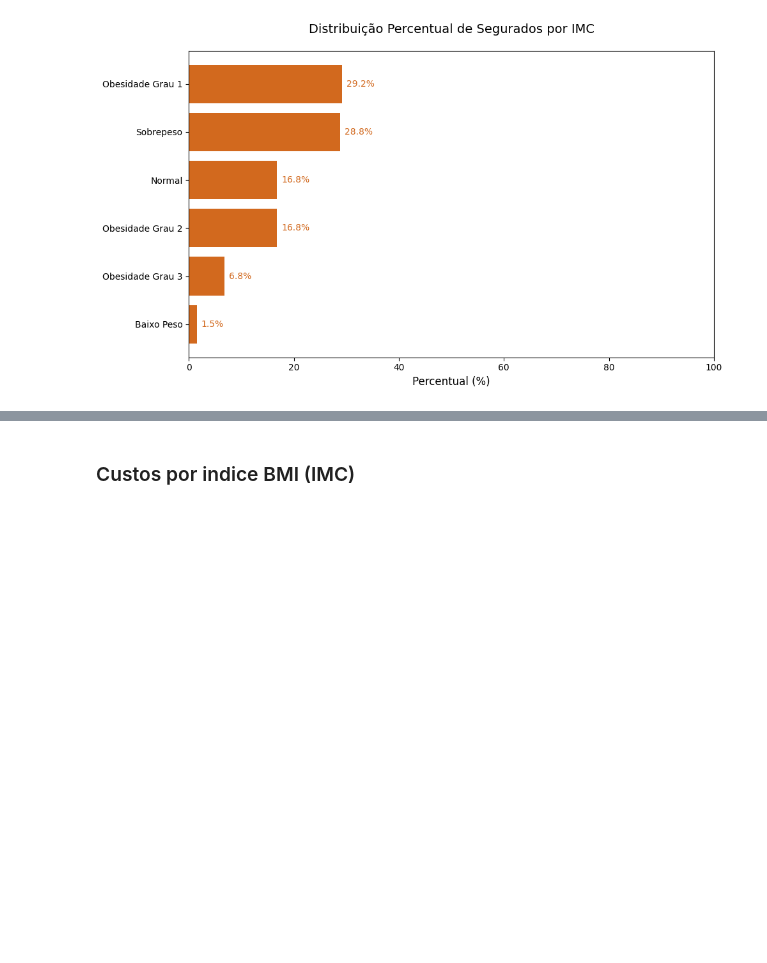
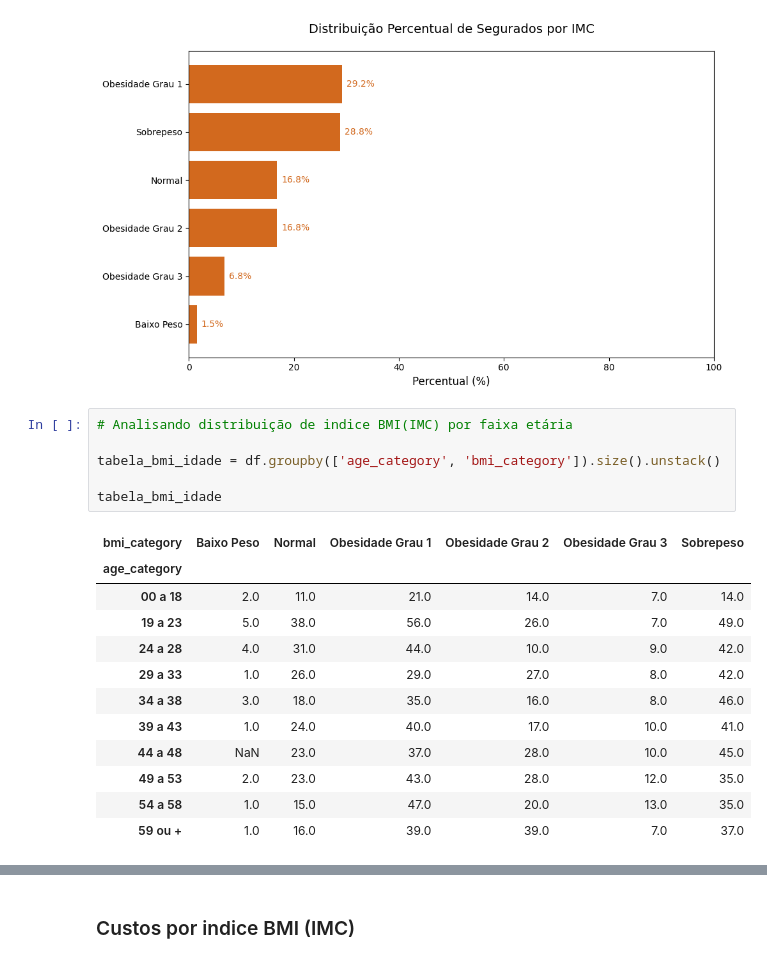
Before and after one commit to fabiobaroliveira/projeto_seguradora_seguro_saude, a Jupyter notebook: analise_exploratoria_seguro_saude.ipynb, the cells around one changed output, grey strips where cells are left out. Drawn from its saved outputs; the diff is of its cells as text; blank space fills up the shorter version.

```diff
--- a/analise_exploratoria_seguro_saude.ipynb
+++ b/analise_exploratoria_seguro_saude.ipynb
@@ -393,3 +393,22 @@ plt.tight_layout()
 plt.show()
 # %% [output]
 [figure]
+# %%
+# Analisando distribuição de indice BMI(IMC) por faixa etária
+
+tabela_bmi_idade = df.groupby(['age_category', 'bmi_category']).size().unstack()
+
+tabela_bmi_idade
+# %% [output]
+| bmi_category | Baixo Peso | Normal | Obesidade Grau 1 | Obesidade Grau 2 | Obesidade Grau 3 | Sobrepeso |
+| age_category |  |  |  |  |  |  |
+| 00 a 18 | 2.0 | 11.0 | 21.0 | 14.0 | 7.0 | 14.0 |
+| 19 a 23 | 5.0 | 38.0 | 56.0 | 26.0 | 7.0 | 49.0 |
+| 24 a 28 | 4.0 | 31.0 | 44.0 | 10.0 | 9.0 | 42.0 |
+| 29 a 33 | 1.0 | 26.0 | 29.0 | 27.0 | 8.0 | 42.0 |
+| 34 a 38 | 3.0 | 18.0 | 35.0 | 16.0 | 8.0 | 46.0 |
+| 39 a 43 | 1.0 | 24.0 | 40.0 | 17.0 | 10.0 | 41.0 |
+| 44 a 48 | NaN | 23.0 | 37.0 | 28.0 | 10.0 | 45.0 |
+| 49 a 53 | 2.0 | 23.0 | 43.0 | 28.0 | 12.0 | 35.0 |
+| 54 a 58 | 1.0 | 15.0 | 47.0 | 20.0 | 13.0 | 35.0 |
+| 59 ou + | 1.0 | 16.0 | 39.0 | 39.0 | 7.0 | 37.0 |
```
Also changed, not shown: parts of 5 cells of this notebook.
